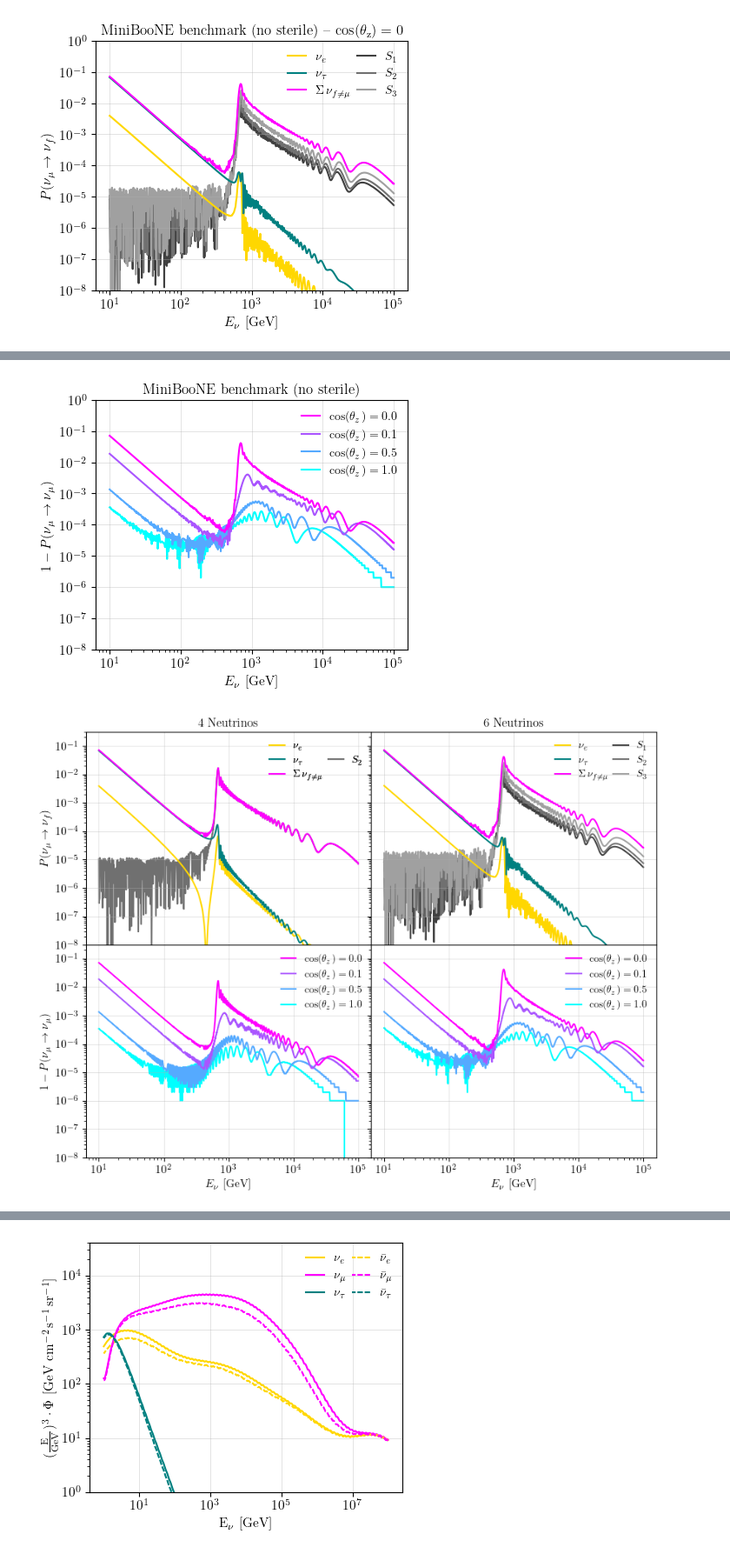
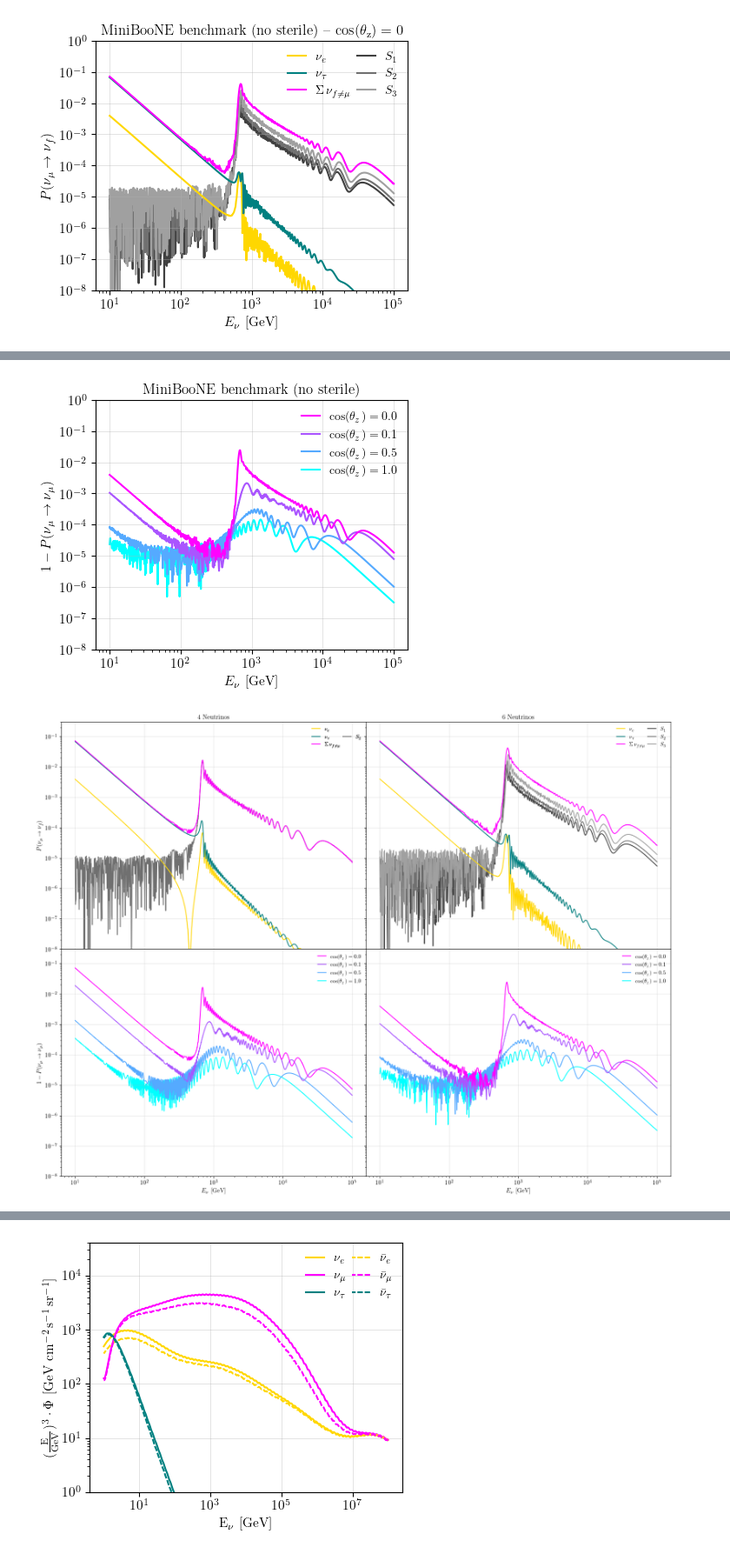
Before and after one commit to ConnorSponsler/For_Git, a Jupyter notebook: main_example_plots_Connor.ipynb, the cells around one changed output, grey strips where cells are left out. Shown at 87% size. Cells and saved outputs as stored; diff of their text form; code cells hidden in the pictures.

Commit message:
adjust size of plot

```diff
--- a/main_example_plots_Connor.ipynb
+++ b/main_example_plots_Connor.ipynb
@@ -359,10 +362,10 @@ e4, d4 = read_data("propagation/6_atmos_1.txt")
 
 fig4, ax4 = std_fig()
 
-ax4.plot(e1/GeV, (1 - d1[:, 4]), label= r'$\cos(\theta_z) = 0.0$',  color=cm.cool(3/3), zorder=4)
-ax4.plot(e2/GeV, (1 - d2[:, 4]), label= r'$\cos(\theta_z) = 0.1$',  color=cm.cool(2/3), zorder=3)
-ax4.plot(e3/GeV, (1 - d3[:, 4]), label= r'$\cos(\theta_z) = 0.5$',  color=cm.cool(1/3), zorder=2)
-ax4.plot(e4/GeV, (1 - d4[:, 4]), label= r'$\cos(\theta_z) = 1.0$',  color=cm.cool(0/3), zorder=1)
+ax4.plot(e1/GeV, (d1[:, 0]+d1[:, 1]+d1[:, 3]), label= r'$\cos(\theta_z) = 0.0$',  color=cm.cool(3/3), zorder=4)
+ax4.plot(e2/GeV, (d2[:, 0]+d2[:, 1]+d2[:, 3]), label= r'$\cos(\theta_z) = 0.1$',  color=cm.cool(2/3), zorder=3)
+ax4.plot(e3/GeV, (d3[:, 0]+d3[:, 1]+d3[:, 3]), label= r'$\cos(\theta_z) = 0.5$',  color=cm.cool(1/3), zorder=2)
+ax4.plot(e4/GeV, (d4[:, 0]+d4[:, 1]+d4[:, 3]), label= r'$\cos(\theta_z) = 1.0$',  color=cm.cool(0/3), zorder=1)
 
 
 ax4.set_yscale('log')
@@ -378,10 +381,10 @@ ax4.set_yticks(yticks)
 
 fig4.savefig('plots/example_4_osc_prob.pdf')
 # %% [output]
-[figure, old version]
+[figure, new version]
 # %%
 fig = plt.figure(figsize=(20, 15))  # Adjust the size as needed
-gs = gridspec.GridSpec(4, 4, figure=fig)
+gs = gridspec.GridSpec(2, 2, figure=fig)
 
 ax00 = fig.add_subplot(gs[0, 0])
 ax01 = fig.add_subplot(gs[0, 1])
@@ -455,10 +458,10 @@ e2, d2 = read_data("propagation/4_atmos_0.1.txt")
 e3, d3 = read_data("propagation/4_atmos_0.5.txt")
 e4, d4 = read_data("propagation/4_atmos_1.txt")
 
-ax10.plot(e1/GeV, (1 - d1[:, 2]), label= r'$\cos(\theta_z) = 0.0$',  color=cm.cool(3/3), zorder=4)
-ax10.plot(e2/GeV, (1 - d2[:, 2]), label= r'$\cos(\theta_z) = 0.1$',  color=cm.cool(2/3), zorder=3)
-ax10.plot(e3/GeV, (1 - d3[:, 2]), label= r'$\cos(\theta_z) = 0.5$',  color=cm.cool(1/3), zorder=2)
-ax10.plot(e4/GeV, (1 - d4[:, 2]), label= r'$\cos(\theta_z) = 1.0$',  color=cm.cool(0/3), zorder=1)
+ax10.plot(e1/GeV, (d1[:, 0]+d1[:, 1]+d1[:, 3]), label= r'$\cos(\theta_z) = 0.0$',  color=cm.cool(3/3), zorder=4)
+ax10.plot(e2/GeV, (d2[:, 0]+d2[:, 1]+d2[:, 3]), label= r'$\cos(\theta_z) = 0.1$',  color=cm.cool(2/3), zorder=3)
+ax10.plot(e3/GeV, (d3[:, 0]+d3[:, 1]+d3[:, 3]), label= r'$\cos(\theta_z) = 0.5$',  color=cm.cool(1/3), zorder=2)
+ax10.plot(e4/GeV, (d4[:, 0]+d4[:, 1]+d4[:, 3]), label= r'$\cos(\theta_z) = 1.0$',  color=cm.cool(0/3), zorder=1)
 
 
 ax10.set_yscale('log')
@@ -467,36 +470,36 @@ ax10.set_ylim(1e-8,0.3)
 ax10.set_xlabel(r'$E_\nu$ [GeV]')  # Assuming the energy unit is electron volts (eV)
 ax10.set_ylabel(r'$1 - P(\nu_\mu \to \nu_\mu)$')
 ax10.legend(frameon=False, loc='upper right', ncol=1, handlelength=1.5, columnspacing=0.5)
 ax10.grid(which='major', linewidth=0.5,zorder=-1, alpha=0.5)
 
 
 e1, d1 = read_data("propagation/6_atmos.txt")
 e2, d2 = read_data("propagation/6_atmos_0.1.txt")
 e3, d3 = read_data("propagation/6_atmos_0.5.txt")
 e4, d4 = read_data("propagation/6_atmos_1.txt")
 
-ax11.plot(e1/GeV, (1 - d1[:, 4]), label= r'$\cos(\theta_z) = 0.0$',  color=cm.cool(3/3), zorder=4)
-ax11.plot(e2/GeV, (1 - d2[:, 4]), label= r'$\cos(\theta_z) = 0.1$',  color=cm.cool(2/3), zorder=3)
-ax11.plot(e3/GeV, (1 - d3[:, 4]), label= r'$\cos(\theta_z) = 0.5$',  color=cm.cool(1/3), zorder=2)
-ax11.plot(e4/GeV, (1 - d4[:, 4]), label= r'$\cos(\theta_z) = 1.0$',  color=cm.cool(0/3), zorder=1)
+ax11.plot(e1/GeV, (d1[:, 0]+d1[:, 1]+d1[:, 3]), label= r'$\cos(\theta_z) = 0.0$',  color=cm.cool(3/3), zorder=4)
+ax11.plot(e2/GeV, (d2[:, 0]+d2[:, 1]+d2[:, 3]), label= r'$\cos(\theta_z) = 0.1$',  color=cm.cool(2/3), zorder=3)
+ax11.plot(e3/GeV, (d3[:, 0]+d3[:, 1]+d3[:, 3]), label= r'$\cos(\theta_z) = 0.5$',  color=cm.cool(1/3), zorder=2)
+ax11.plot(e4/GeV, (d4[:, 0]+d4[:, 1]+d4[:, 3]), label= r'$\cos(\theta_z) = 1.0$',  color=cm.cool(0/3), zorder=1)
 
 
 ax11.set_yscale('log')
 ax11.set_xscale('log')
 ax11.set_ylim(1e-8,0.3)
 ax11.set_xlabel(r'$E_\nu$ [GeV]')  # Assuming the energy unit is electron volts (eV)
 ax11.legend(frameon=False, loc='upper right', ncol=1, handlelength=1.5, columnspacing=0.5)
 ax11.grid(which='major', linewidth=0.5,zorder=-1, alpha=0.5)
 
 
 
 plt.subplots_adjust(wspace=0, hspace=0)
 ax01.set_yticklabels([])
 ax11.set_yticklabels([])
 ax00.set_xticklabels([])
 ax01.set_xticklabels([])
 
 
-fig.savefig('plots/4by4_osc_prob.pdf')
+fig.savefig('plots/2by2_osc_prob.pdf')
 # %% [output]
-[figure, old version]
+[figure, new version]
```
Also changed, not shown: parts of 5 cells of this notebook, 2 other files.
